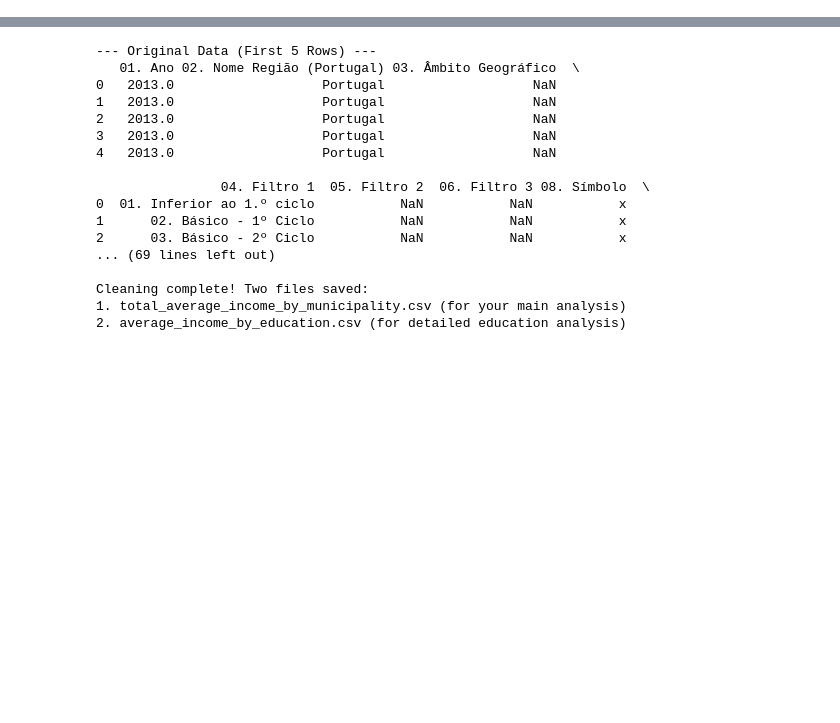
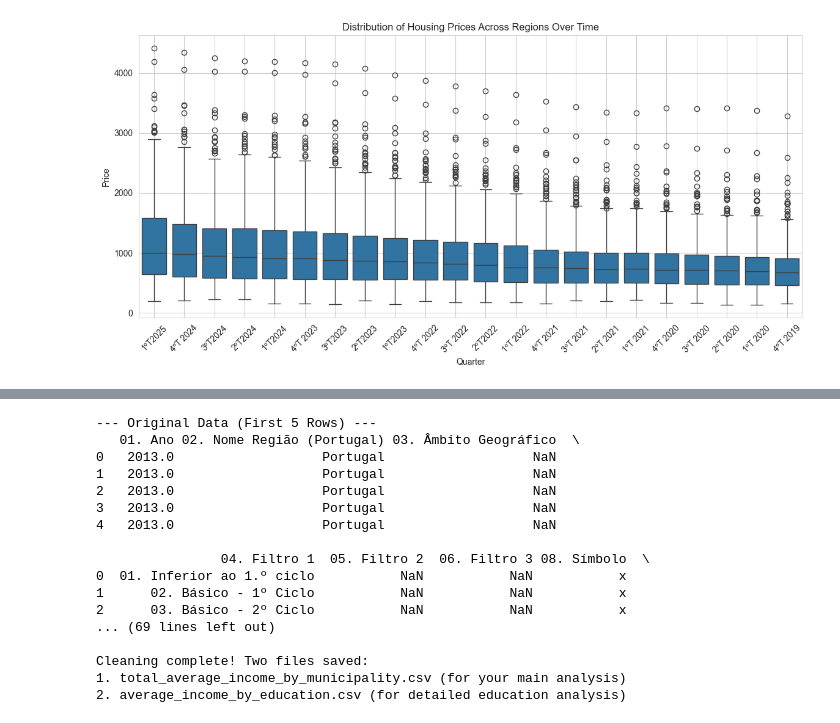
Before and after one commit to Shushunya/FCD-housing-prices, a Jupyter notebook: main_notebook.ipynb, the cells around one changed output, grey strips where cells are left out. Cells and saved outputs as stored; diff of their text form; code cells hidden in the pictures; blank space fills up the shorter version.

```diff
--- a/main_notebook.ipynb
+++ b/main_notebook.ipynb
@@ -125,0 +319,9 @@ df_median.to_csv("test.csv")
+# %%
+plt.figure(figsize=(14, 6))
+sns.boxplot(data=df_long, x='Quarter', y='Price')
+plt.title("Distribution of Housing Prices Across Regions Over Time")
+plt.xticks(rotation=45)
+plt.grid(True)
+plt.show()
+# %% [output]
+[figure, added]
```
Also changed, not shown: parts of 25 cells of this notebook.
